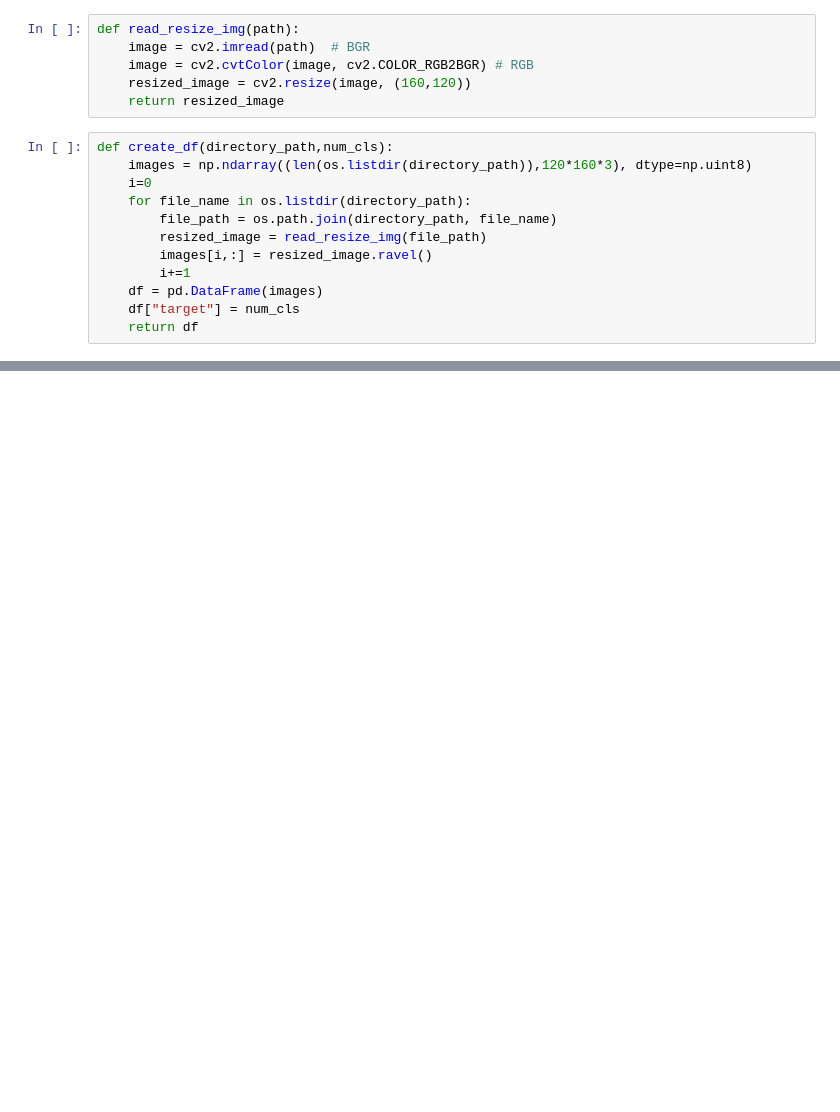
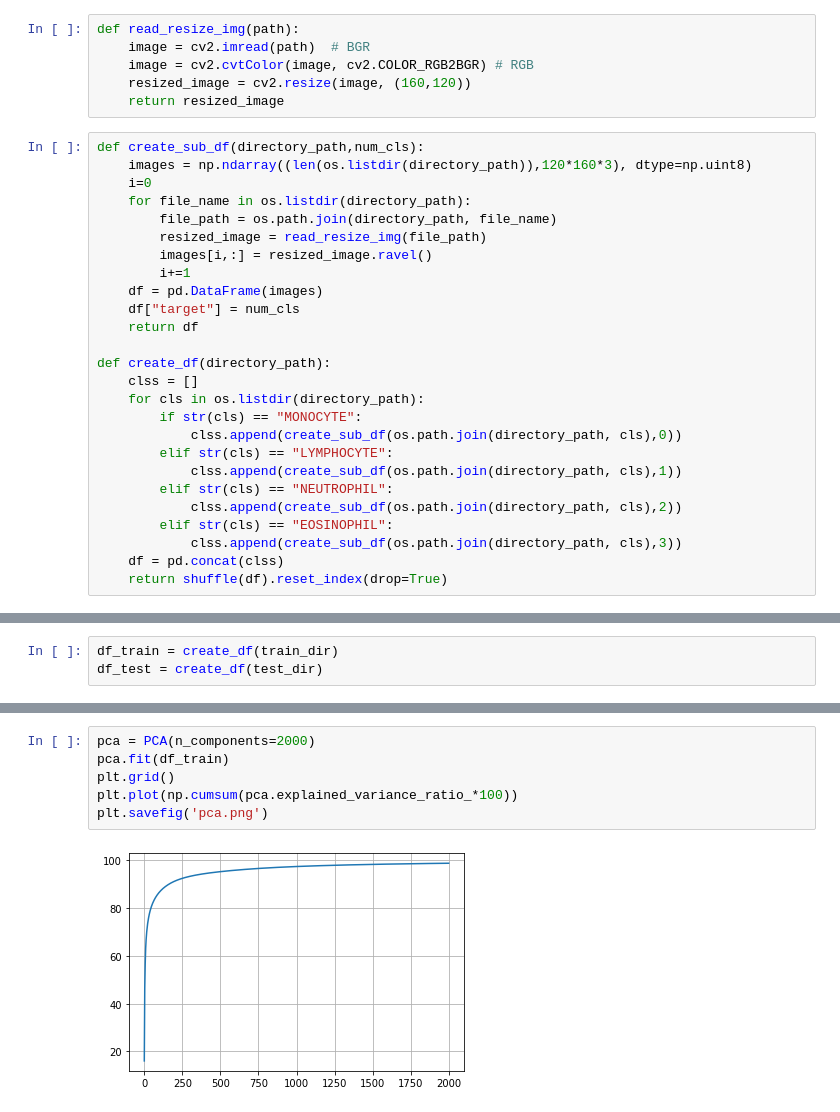
Before and after one commit to noamya-sh/Blood-Cells-ML-Course, a Jupyter notebook: Final Project - Blood cells.ipynb, the cells around one changed output, grey strips where cells are left out. Saved outputs shown, nothing was run; the diff lists cells and outputs as text; blank space fills up the shorter version.

```diff
--- a/Final Project - Blood cells.ipynb
+++ b/Final Project - Blood cells.ipynb
@@ -114,7 +127,7 @@ def read_resize_img(path):
     resized_image = cv2.resize(image, (160,120))
     return resized_image
 # %%
-def create_df(directory_path,num_cls):
+def create_sub_df(directory_path,num_cls):
     images = np.ndarray((len(os.listdir(directory_path)),120*160*3), dtype=np.uint8)
     i=0
     for file_name in os.listdir(directory_path):
@@ -125,3 +138,17 @@ def create_df(directory_path,num_cls):
     df = pd.DataFrame(images)
     df["target"] = num_cls
     return df
+
+def create_df(directory_path):
+    clss = []
+    for cls in os.listdir(directory_path):
+        if str(cls) == "MONOCYTE":
+            clss.append(create_sub_df(os.path.join(directory_path, cls),0))
+        elif str(cls) == "LYMPHOCYTE":
+            clss.append(create_sub_df(os.path.join(directory_path, cls),1))
+        elif str(cls) == "NEUTROPHIL":
+            clss.append(create_sub_df(os.path.join(directory_path, cls),2))
+        elif str(cls) == "EOSINOPHIL":
+            clss.append(create_sub_df(os.path.join(directory_path, cls),3))
+    df = pd.concat(clss)
+    return shuffle(df).reset_index(drop=True)
@@ -198,0 +155,3 @@ plt.imshow(np.array(mono_train.iloc[2, :-1]).reshape((120, 160, 3)))
+# %%
+df_train = create_df(train_dir)
+df_test = create_df(test_dir)
@@ -198,0 +174,8 @@ plt.imshow(np.array(mono_train.iloc[2, :-1]).reshape((120, 160, 3)))
+# %%
+pca = PCA(n_components=2000)
+pca.fit(df_train)
+plt.grid()
+plt.plot(np.cumsum(pca.explained_variance_ratio_*100))
+plt.savefig('pca.png')
+# %% [output]
+[figure, added]
```
Also changed, not shown: parts of 37 cells of this notebook.
